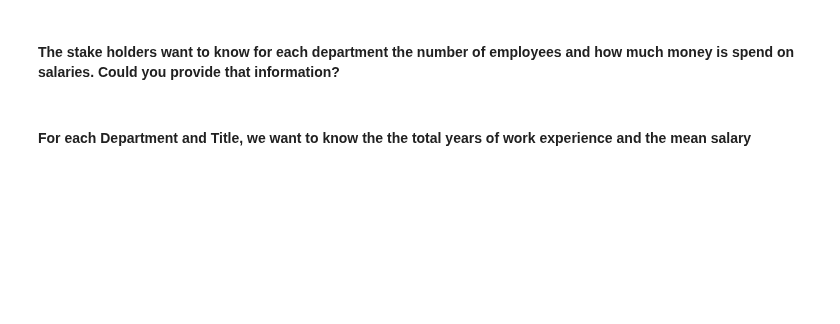
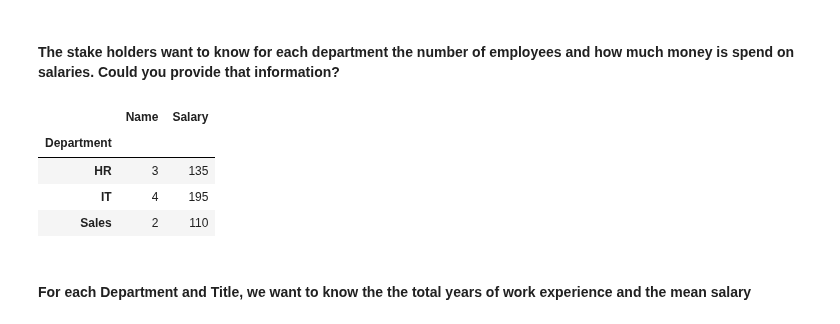
Before and after one commit to davidlafuentem/data-labs, a Jupyter notebook: module-2/lab-pivot-table-and-correlation/your_code/main.ipynb, the cells around one changed output. Saved outputs shown, nothing was run; the diff lists cells and outputs as text; code cells hidden in the pictures; blank space fills up the shorter version.

```diff
--- a/module-2/lab-pivot-table-and-correlation/your_code/main.ipynb
+++ b/module-2/lab-pivot-table-and-correlation/your_code/main.ipynb
@@ -125,2 +140,12 @@ table
+# %%
+# your answer here
+table = pivot_table(employee, values=['Salary','Name'], index=['Department'], aggfunc={'Salary': sum, 'Name': len})
+table
+# %% [output]
+|  | Name | Salary |
+| Department |  |  |
+| HR | 3 | 135 |
+| IT | 4 | 195 |
+| Sales | 2 | 110 |
 # %% [markdown]
 #### For each Department and Title, we want to know the the total years of work experience and the mean salary
```
Also changed, not shown: parts of 10 cells of this notebook.
